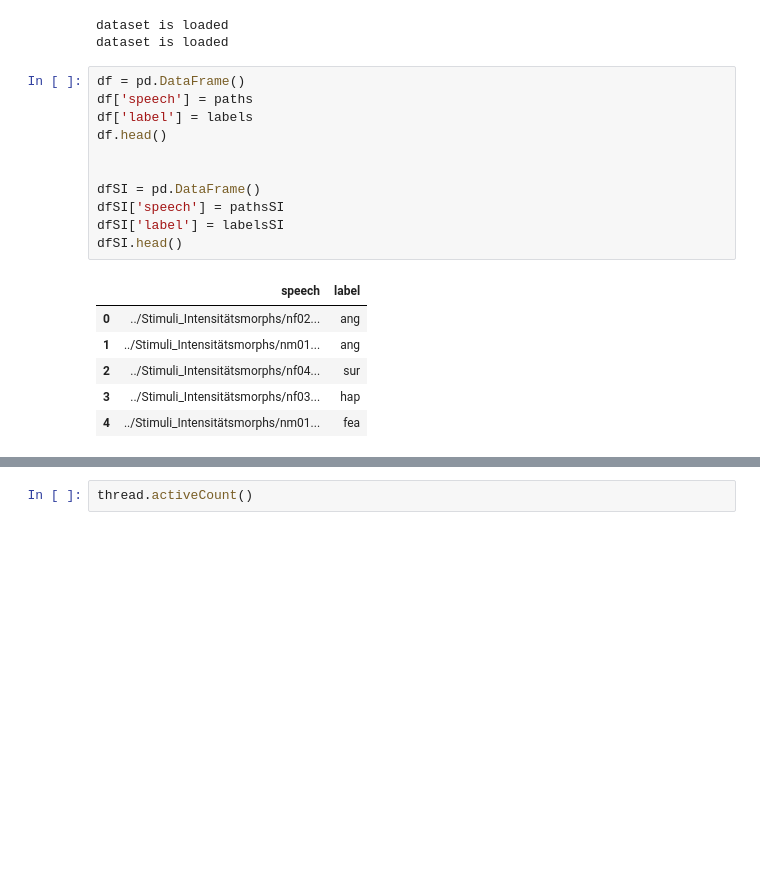
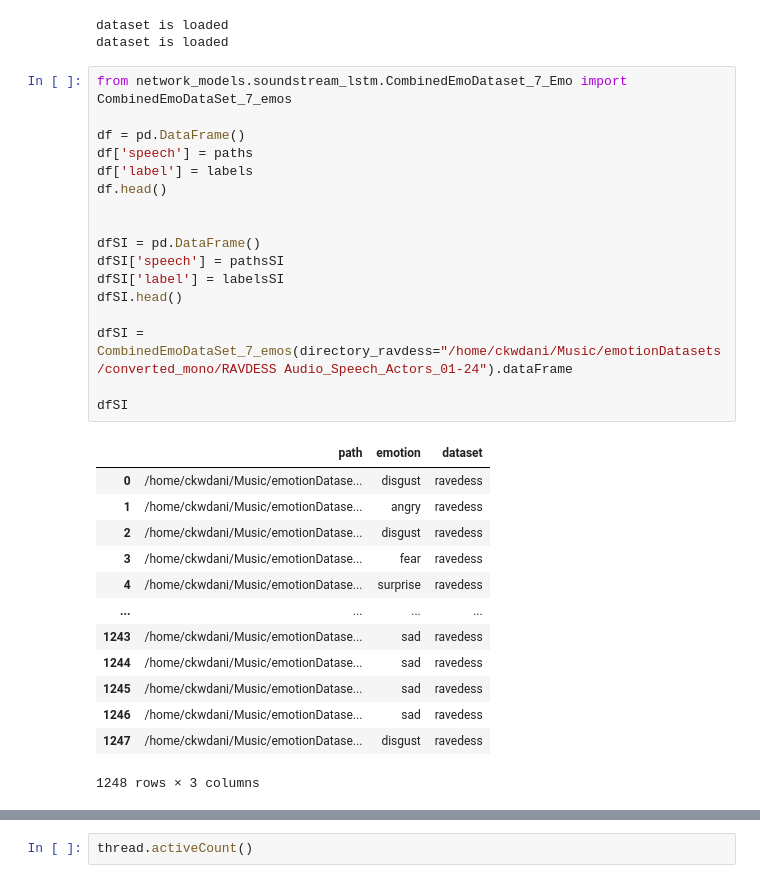
Before and after one commit to BlackFox1197/masterarbeit_programming, a Jupyter notebook: notebooks/waveplot_vizualization.ipynb, the cells around one changed output, grey strips where cells are left out. Saved outputs shown, nothing was run; the diff lists cells and outputs as text; blank space fills up the shorter version.

```diff
--- a/notebooks/waveplot_vizualization.ipynb
+++ b/notebooks/waveplot_vizualization.ipynb
@@ -64,23 +64,36 @@ else:
 dataset is loaded
 dataset is loaded
 # %%
+from network_models.soundstream_lstm.CombinedEmoDataset_7_Emo import CombinedEmoDataSet_7_emos
+
 df = pd.DataFrame()
 df['speech'] = paths
 df['label'] = labels
 df.head()
 
 
 dfSI = pd.DataFrame()
 dfSI['speech'] = pathsSI
 dfSI['label'] = labelsSI
 dfSI.head()
+
+dfSI = CombinedEmoDataSet_7_emos(directory_ravdess="/home/ckwdani/Music/emotionDatasets/converted_mono/RAVDESS Audio_Speech_Actors_01-24").dataFrame
+
+dfSI
 # %% [output]
-|  | speech | label |
-| 0 | ../Stimuli_Intensitätsmorphs/nf02... | ang |
-| 1 | ../Stimuli_Intensitätsmorphs/nm01... | ang |
-| 2 | ../Stimuli_Intensitätsmorphs/nf04... | sur |
-| 3 | ../Stimuli_Intensitätsmorphs/nf03... | hap |
-| 4 | ../Stimuli_Intensitätsmorphs/nm01... | fea |
+|  | path | emotion | dataset |
+| 0 | /home/ckwdani/Music/emotionDatase... | disgust | ravedess |
+| 1 | /home/ckwdani/Music/emotionDatase... | angry | ravedess |
+| 2 | /home/ckwdani/Music/emotionDatase... | disgust | ravedess |
+| 3 | /home/ckwdani/Music/emotionDatase... | fear | ravedess |
+| 4 | /home/ckwdani/Music/emotionDatase... | surprise | ravedess |
+| ... | ... | ... | ... |
+| 1243 | /home/ckwdani/Music/emotionDatase... | sad | ravedess |
+| 1244 | /home/ckwdani/Music/emotionDatase... | sad | ravedess |
+| 1245 | /home/ckwdani/Music/emotionDatase... | sad | ravedess |
+| 1246 | /home/ckwdani/Music/emotionDatase... | sad | ravedess |
+| 1247 | /home/ckwdani/Music/emotionDatase... | disgust | ravedess |
+1248 rows × 3 columns
 # %%
 
 def plotSiAndtess(labelTess, labelSI, emotion):
```
Also changed, not shown: parts of 1 cell of this notebook, 7 other files.
